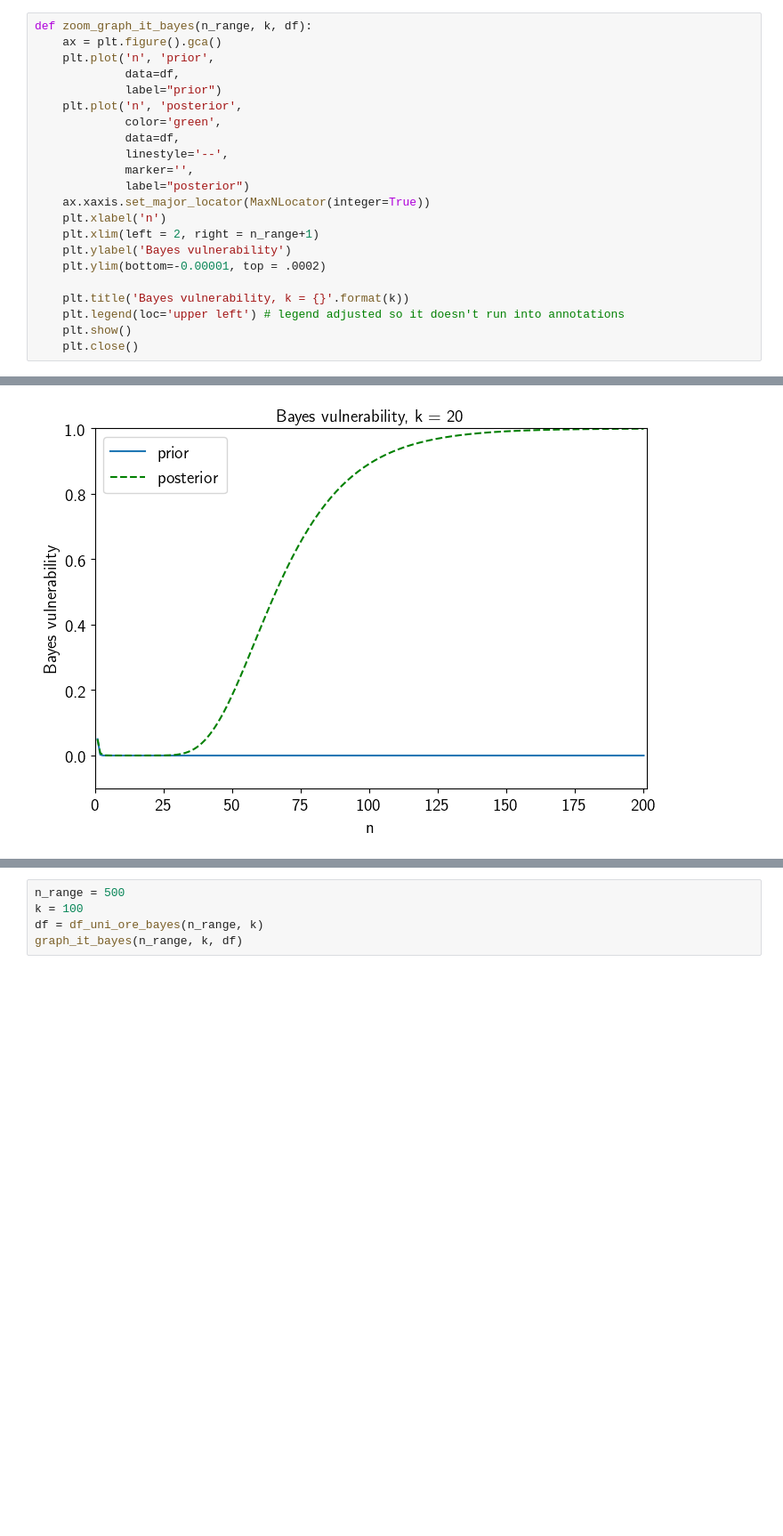
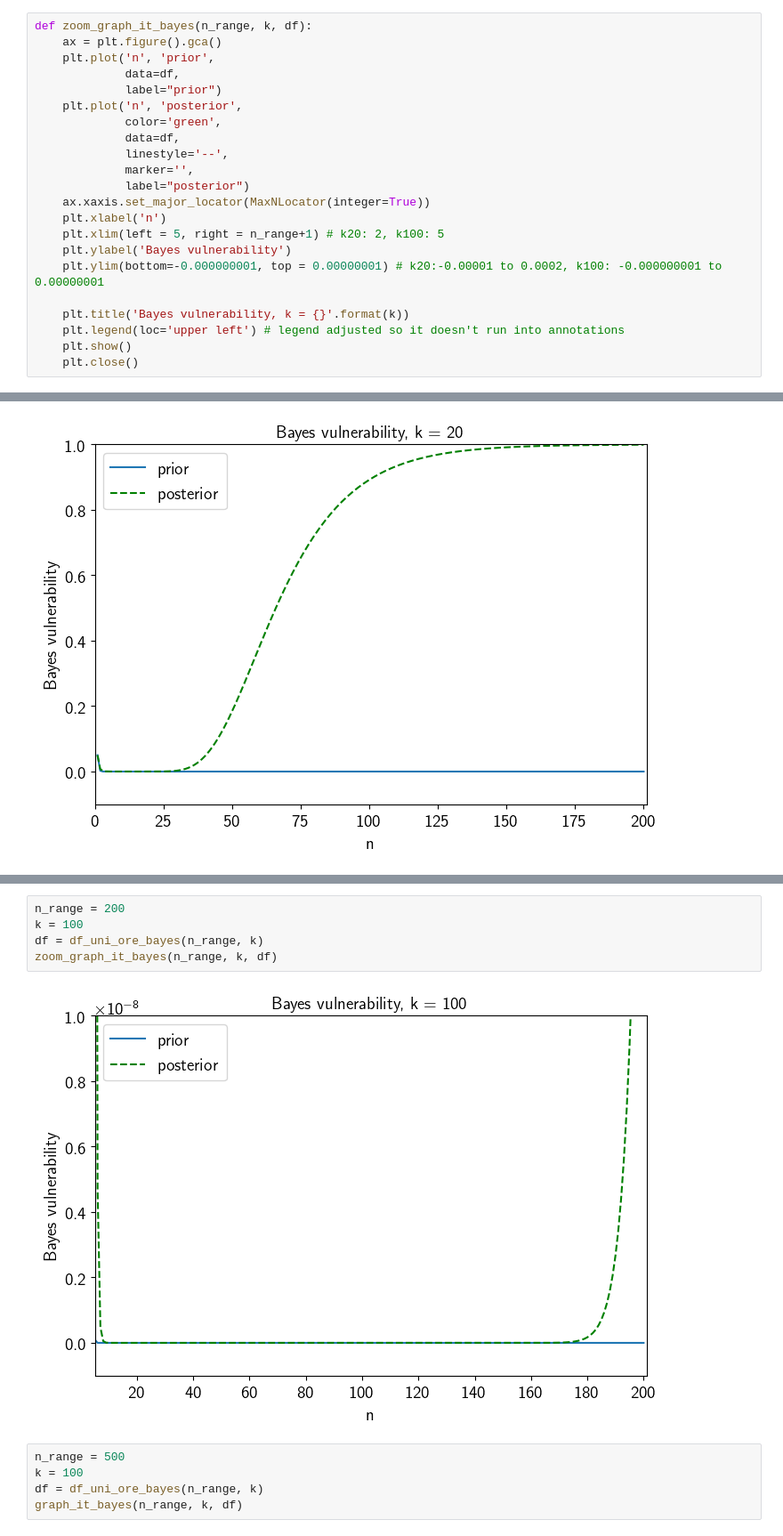
Before and after one commit to majk12/ore, a Jupyter notebook: ore_ideal_bayes.ipynb, the cells around one changed output, grey strips where cells are left out. Shown at 89% size. Saved outputs shown, nothing was run; the diff lists cells and outputs as text; blank space fills up the shorter version.

```diff
--- a/ore_ideal_bayes.ipynb
+++ b/ore_ideal_bayes.ipynb
@@ -189,9 +166,9 @@ def zoom_graph_it_bayes(n_range, k, df):
              label="posterior")
     ax.xaxis.set_major_locator(MaxNLocator(integer=True))
     plt.xlabel('n')
-    plt.xlim(left = 2, right = n_range+1)
+    plt.xlim(left = 5, right = n_range+1) # k20: 2, k100: 5
     plt.ylabel('Bayes vulnerability')
-    plt.ylim(bottom=-0.00001, top = .0002)
+    plt.ylim(bottom=-0.000000001, top = 0.00000001) # k20:-0.00001 to 0.0002, k100: -0.000000001 to 0.00000001
 
     plt.title('Bayes vulnerability, k = {}'.format(k))
     plt.legend(loc='upper left') # legend adjusted so it doesn't run into annotations
@@ -214,3 +201,10 @@ graph_it_bayes(n_range, k, df)
+# %%
+n_range = 200
+k = 100
+df = df_uni_ore_bayes(n_range, k)
+zoom_graph_it_bayes(n_range, k, df)
+# %% [output]
+[figure, added]
 # %%
 n_range = 500
 k = 100
```
Also changed, not shown: parts of 5 cells of this notebook.
